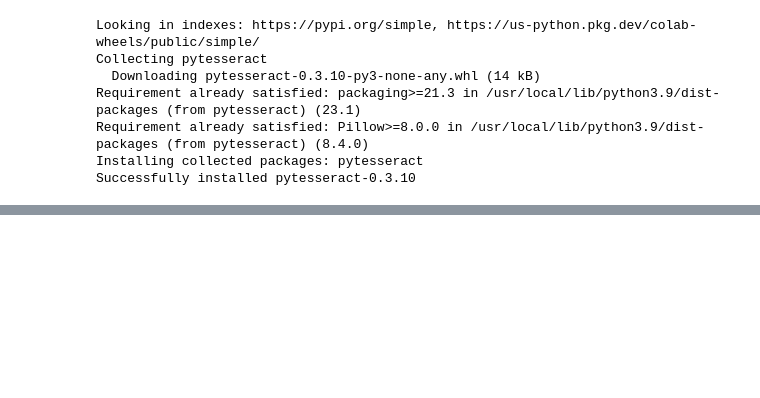
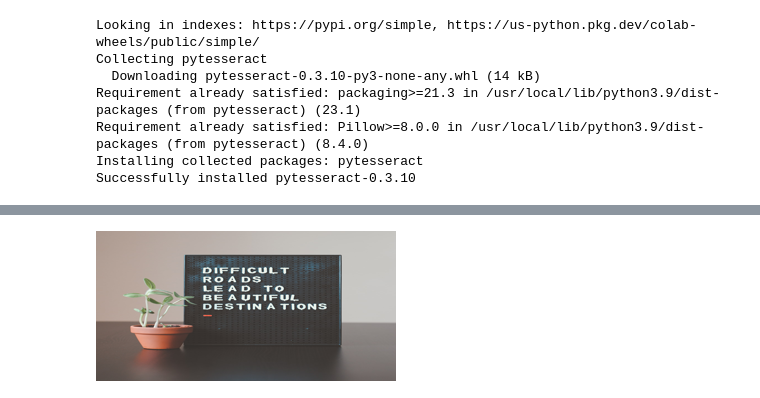
Before and after one commit to rohandawar/-daysforcoding, a Jupyter notebook: Text_Extraction_From_Image.ipynb, the cells around one changed output, grey strips where cells are left out. Saved outputs shown, nothing was run; the diff lists cells and outputs as text; code cells hidden in the pictures; blank space fills up the shorter version.

```diff
--- a/Text_Extraction_From_Image.ipynb
+++ b/Text_Extraction_From_Image.ipynb
@@ -20 +49,9 @@ import re
 from pytesseract import Output
+# %%
+# Read the image from URL
+image = Image.open(requests.get('https://source.unsplash.com/z1d-LP8sjuI', stream=True).raw)
+image = image.resize((300,150))
+image.save('sample.png')
+image
+# %% [output]
+[figure, added]
```
Also changed, not shown: parts of 4 cells of this notebook.
